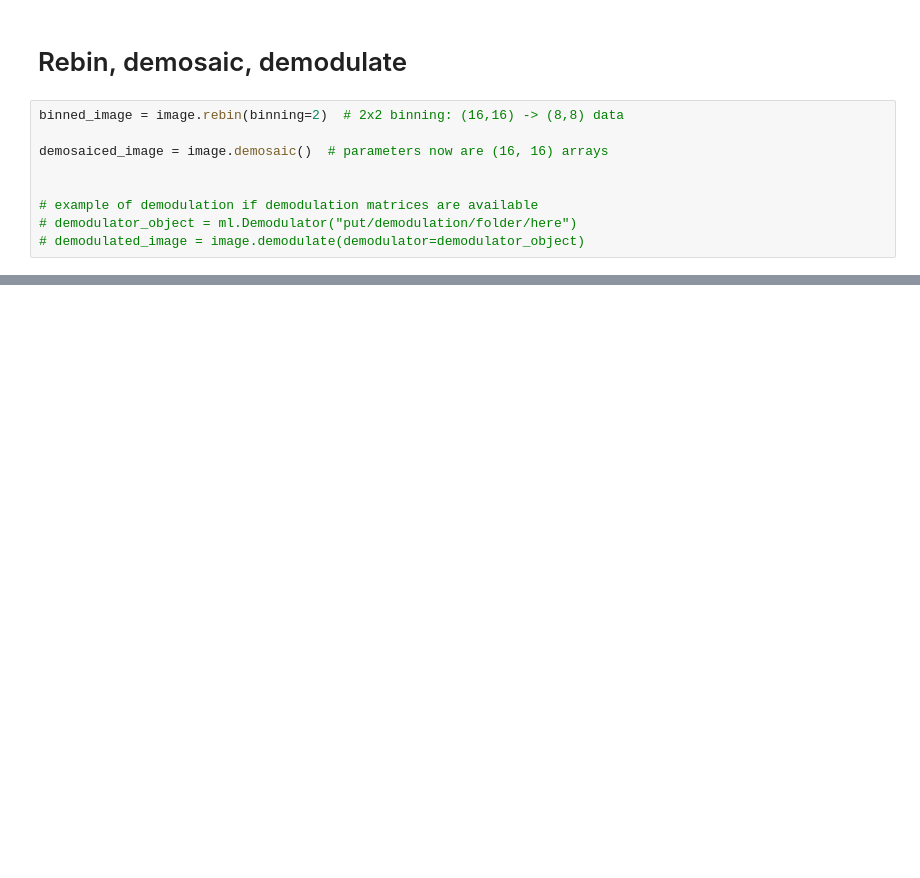
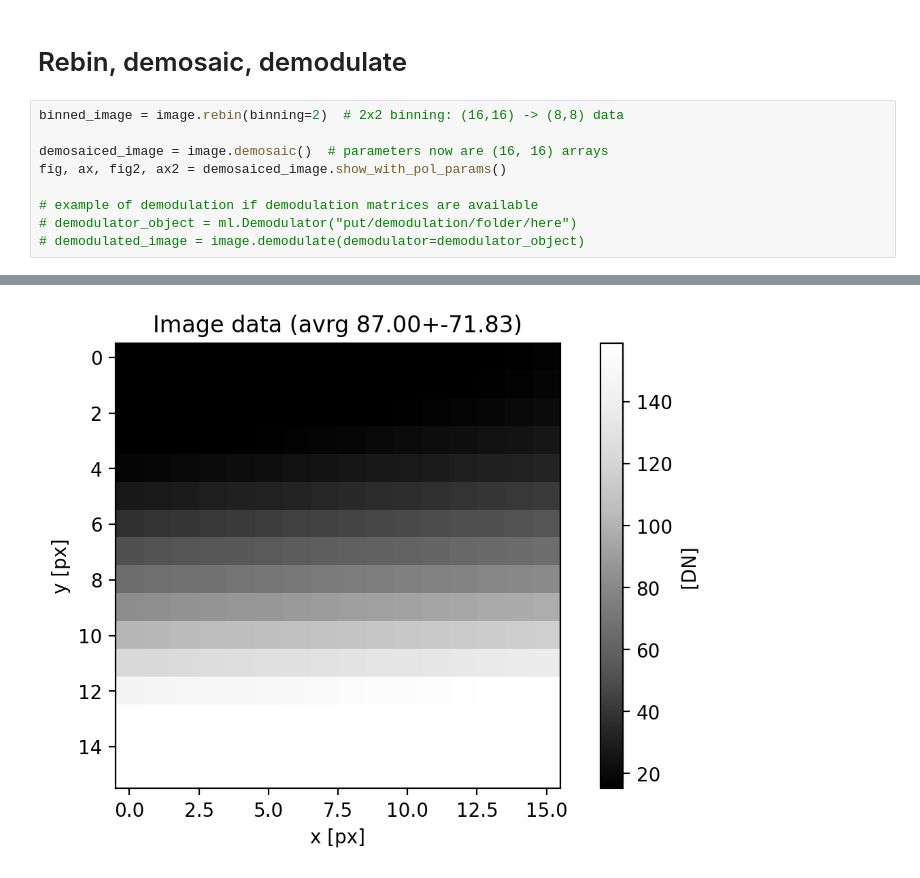
Before and after one commit to Hevil33/micropolarray, a Jupyter notebook: TUTORIAL.ipynb, the cells around one changed output, grey strips where cells are left out. Saved outputs shown, nothing was run; the diff lists cells and outputs as text; blank space fills up the shorter version.

```diff
--- a/TUTORIAL.ipynb
+++ b/TUTORIAL.ipynb
@@ -43,8 +63,9 @@ SIMPLE  =                    T / conforms to FITS standard
 binned_image = image.rebin(binning=2)  # 2x2 binning: (16,16) -> (8,8) data
 
 demosaiced_image = image.demosaic()  # parameters now are (16, 16) arrays
-
+fig, ax, fig2, ax2 = demosaiced_image.show_with_pol_params()
 
 # example of demodulation if demodulation matrices are available
 # demodulator_object = ml.Demodulator("put/demodulation/folder/here")
 # demodulated_image = image.demodulate(demodulator=demodulator_object)
+# %% [output]
@@ -50,0 +74 @@ demosaiced_image = image.demosaic()  # parameters now are (16, 16) arrays
+[figure, added]
```
Also changed, not shown: parts of 5 cells of this notebook, 9 other files.
